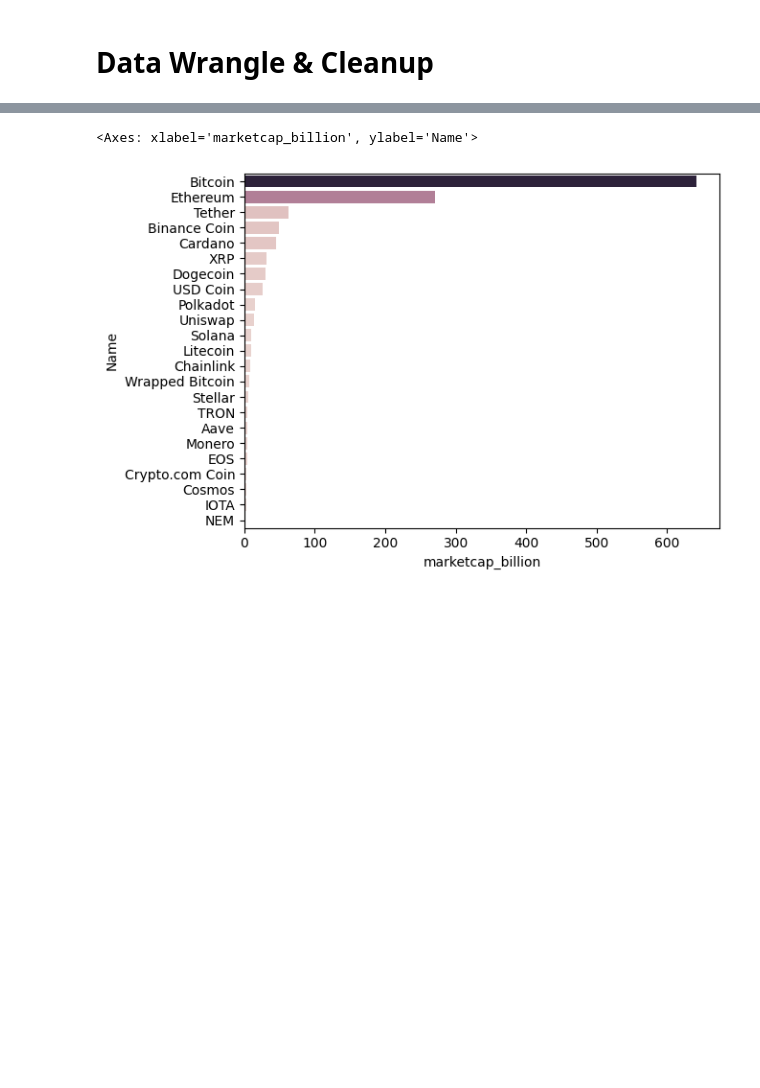
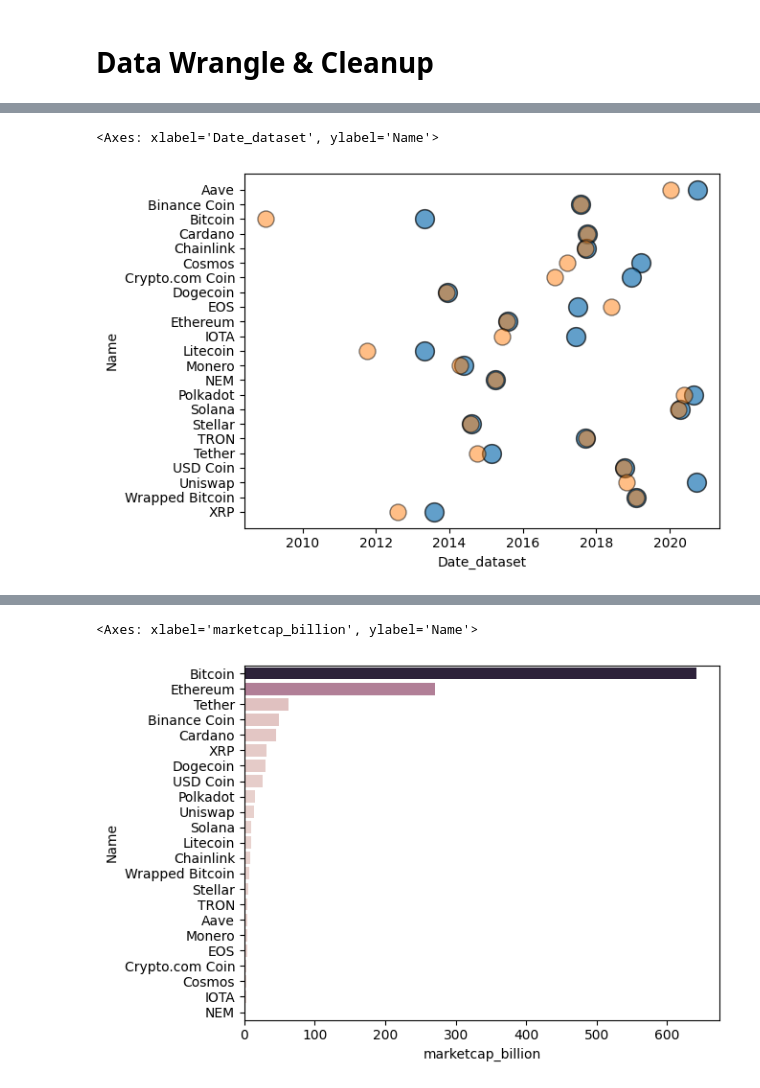
Before and after one commit to alejomaar/Network-Science-for-Data-Analytics, a Jupyter notebook: homework_1/cryptocurrencies.ipynb, the cells around one changed output, grey strips where cells are left out. Drawn from its saved outputs; the diff is of its cells as text; code cells hidden in the pictures; blank space fills up the shorter version.

```diff
--- a/homework_1/cryptocurrencies.ipynb
+++ b/homework_1/cryptocurrencies.ipynb
@@ -10,2 +15,16 @@ import matplotlib.pyplot as plt
 # %% [markdown]
 ## Read data
+# %%
+crypto_creation = {
+    'Name': ['Aave', 'Binance Coin', 'Bitcoin', 'Cardano', 'Chainlink', 'Cosmos', 'Crypto.com Coin',
+              'Dogecoin', 'EOS', 'Ethereum', 'IOTA', 'Litecoin', 'Monero', 'NEM', 'Polkadot', 'Solana',
+              'Stellar', 'TRON', 'Tether', 'USD Coin', 'Uniswap', 'Wrapped Bitcoin', 'XRP'],
+    'Date': ['2020-01-08', '2017-07-25', '2009-01-03', '2017-09-29', '2017-09-19', '2017-03-14',
+             '2016-11-14', '2013-12-06', '2018-06-01', '2015-07-30', '2015-06-11', '2011-10-07',
+             '2014-04-18', '2015-03-31', '2020-05-26', '2020-03-24', '2014-07-31', '2017-09-26',
+             '2014-10-06', '2018-09-26', '2018-11-02', '2019-01-30', '2012-08-02']
+}
+
+crypto_creation_df = pd.DataFrame(crypto_creation)
+crypto_creation_df['Date'] = pd.to_datetime(crypto_creation_df['Date'])
+crypto_creation_df.head()
@@ -40,0 +91,4 @@ df['marketcap_billion'] = df['Marketcap'] / 1_000_000_000
+# %%
+min_date_df = df.groupby(["Name"])["Date"].min().reset_index()
+min_date_df = min_date_df.merge(crypto_creation_df, on='Name', suffixes=['_dataset','_creation'])
+min_date_df
@@ -41 +113,7 @@ df['marketcap_billion'] = df['Marketcap'] / 1_000_000_000
+# %%
+sns.scatterplot(data=min_date_df, x='Date_dataset', y='Name', s=200, marker='o', edgecolor='black', alpha=0.7)
+sns.scatterplot(data=min_date_df, x='Date_creation', y='Name', s=150, marker='o', edgecolor='black', alpha=0.5)
+# %% [output]
+<Axes: xlabel='Date_dataset', ylabel='Name'>
+[figure, added]
 # %%
```
Also changed, not shown: parts of 33 cells of this notebook.
